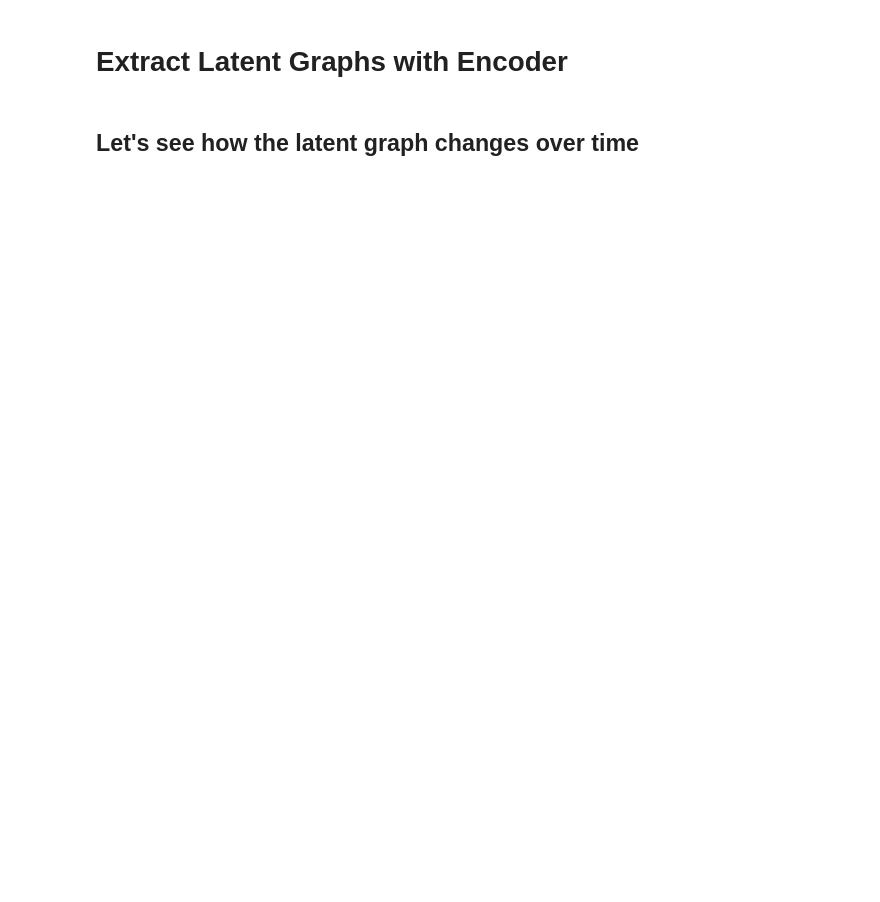
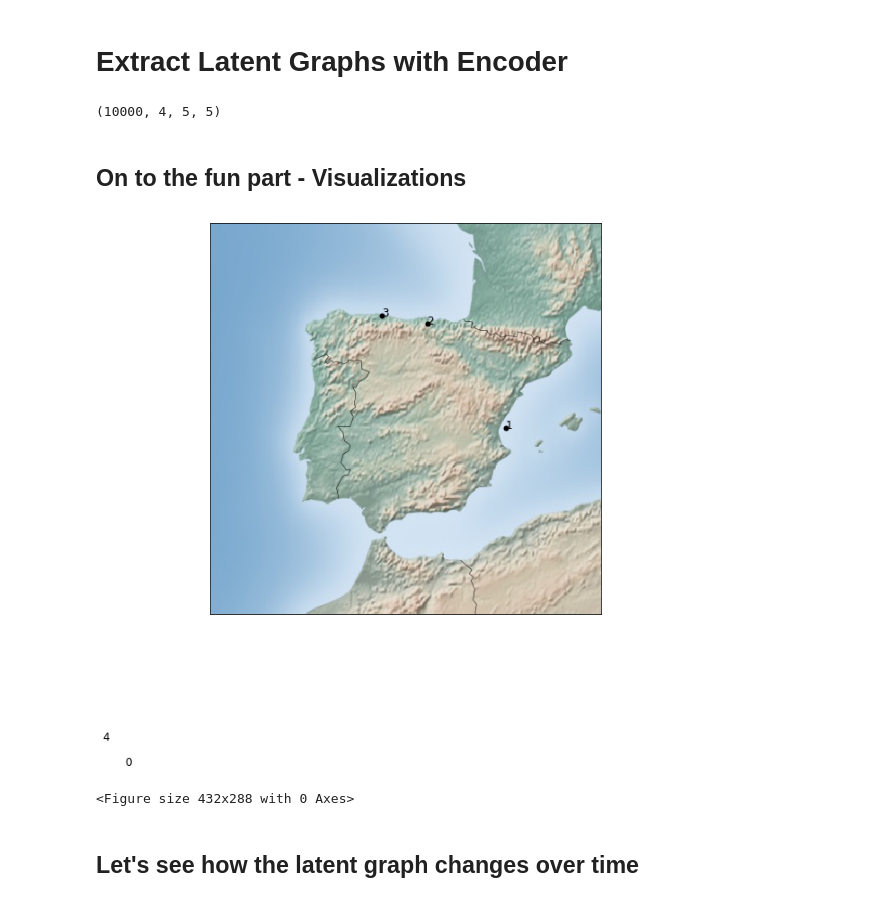
Before and after one commit to PaulUrsulean/LSGM, a Jupyter notebook: notebooks/map_visualization.ipynb, the cells around one changed output. Cells and saved outputs as stored; diff of their text form; code cells hidden in the pictures; blank space fills up the shorter version.

Commit message:
Recovered files for map visualizations

```diff
--- a/notebooks/map_visualization.ipynb
+++ b/notebooks/map_visualization.ipynb
@@ -90,11 +162,60 @@ input = data_tensor[:, :, :timesteps, :]
 logits = encoder(input, rel_rec, rel_send)
 edges = gumbel_softmax(logits, tau=0.5, hard=True)
 graphs = edges_to_adj(edges, n_atoms=n_atoms)
+# %%
+graphs.shape
+# %% [output]
+(10000, 4, 5, 5)
+# %% [markdown]
+## On to the fun part - Visualizations
+# %%
+def plot_interactions(station_ids, latent_graph, map):
+    """
+    Given station ids and latent graph plot edges in different colors
+    """
+    fig = plt.figure(figsize=(8, 8))
+
+    locations = [(station_infos[i]['long'], station_infos[i]['lat']) for i in station_ids]
+    pixel_coords = [map(*coords) for coords in locations]
+
+    map.shadedrelief()
+    map.drawcountries()
+    # m.bluemarble()
+    # m.etopo()
+
+    # Plot Locations
+    for i, (x, y) in enumerate(pixel_coords):
+        plt.plot(x, y, 'ok', markersize=5, color='black')
+        plt.text(x, y, str(i), fontsize=12, color='black');
+
+    # Draw Latent Graph
+    n_atoms = len(station_ids)
+    n_edge_types = latent_graph.shape[0]
+
+    colors = plt.get_cmap('Set1')
+
+    for i in range(n_atoms):
+        for j in range(n_atoms):
+            for edge_type in range(n_edge_types):
+                if latent_graph[edge_type, i, j] > 0.5:
+                    # Draw Line
+                    # x = pixel_coords[i]
+                    # y = pixel_coords[j]
+                    x = locations[i]
+                    y = locations[j]
+                    # plt.plot(x, y, color=colors(edge_type), lw=5)
+                    #map.drawgreatcircle(x[0], x[1], y[0], y[1], color=colors(edge_type))
+    plt.figure()
 # %%
 # Plot interactions on Map
-sample_id = 0
+sample_id = 1000 # TODO: Better way to search for appropriate example
 
-plot_interactions(configs[config_indices[sample_id]], graphs[0], map=map, station_locations=config_)
+configuration = configs[config_indices[sample_id] - config_indices[0]]
+
+plot_interactions(configuration, graphs[sample_id], map=map)
+# %% [output]
+[figure, added]
+<Figure size 432x288 with 0 Axes>
 # %%
 # Visualize adjacency matrix
 fig, axes = plt.subplots(nrows=1, ncols=n_edge_types)
```
Also changed, not shown: parts of 13 cells of this notebook, 2 other files.
